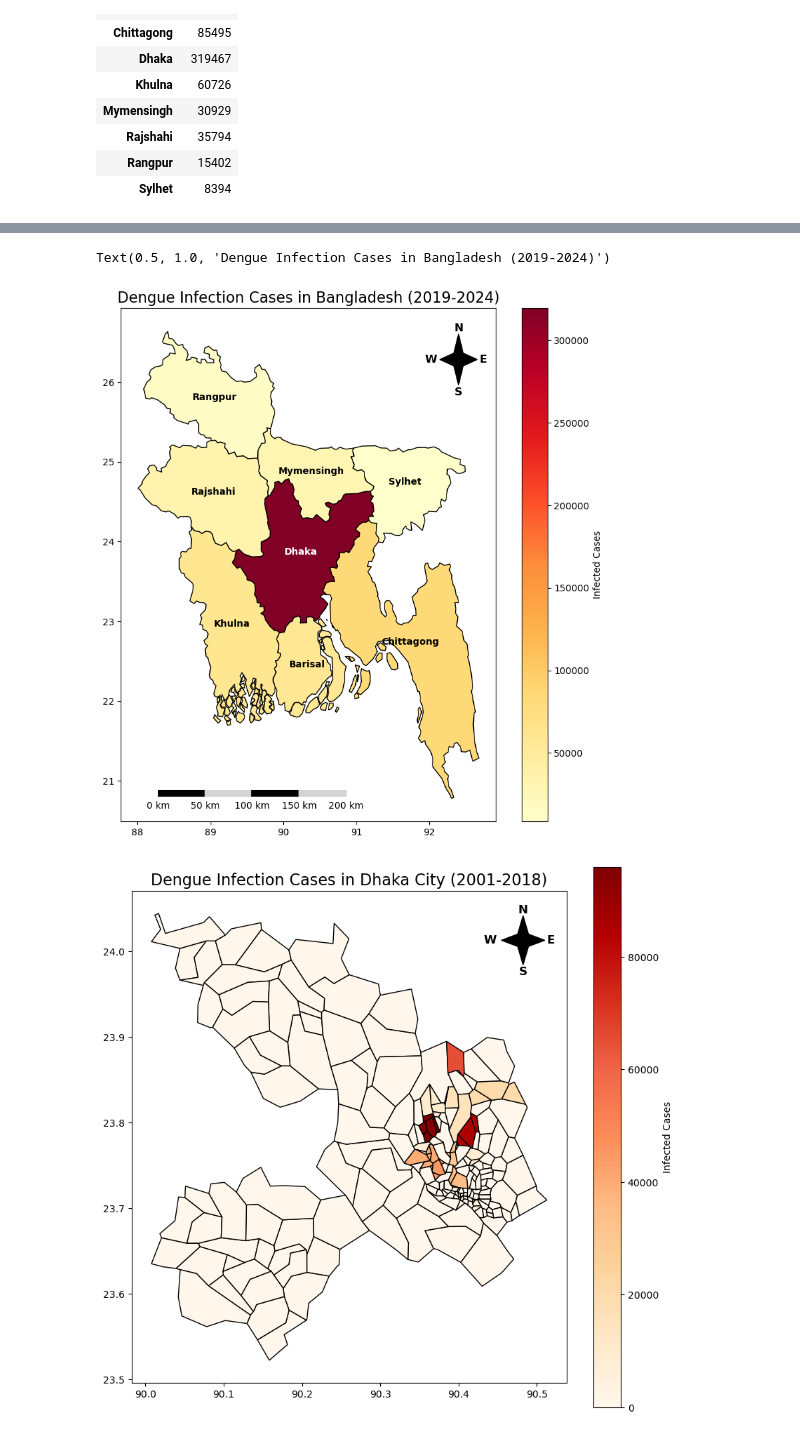
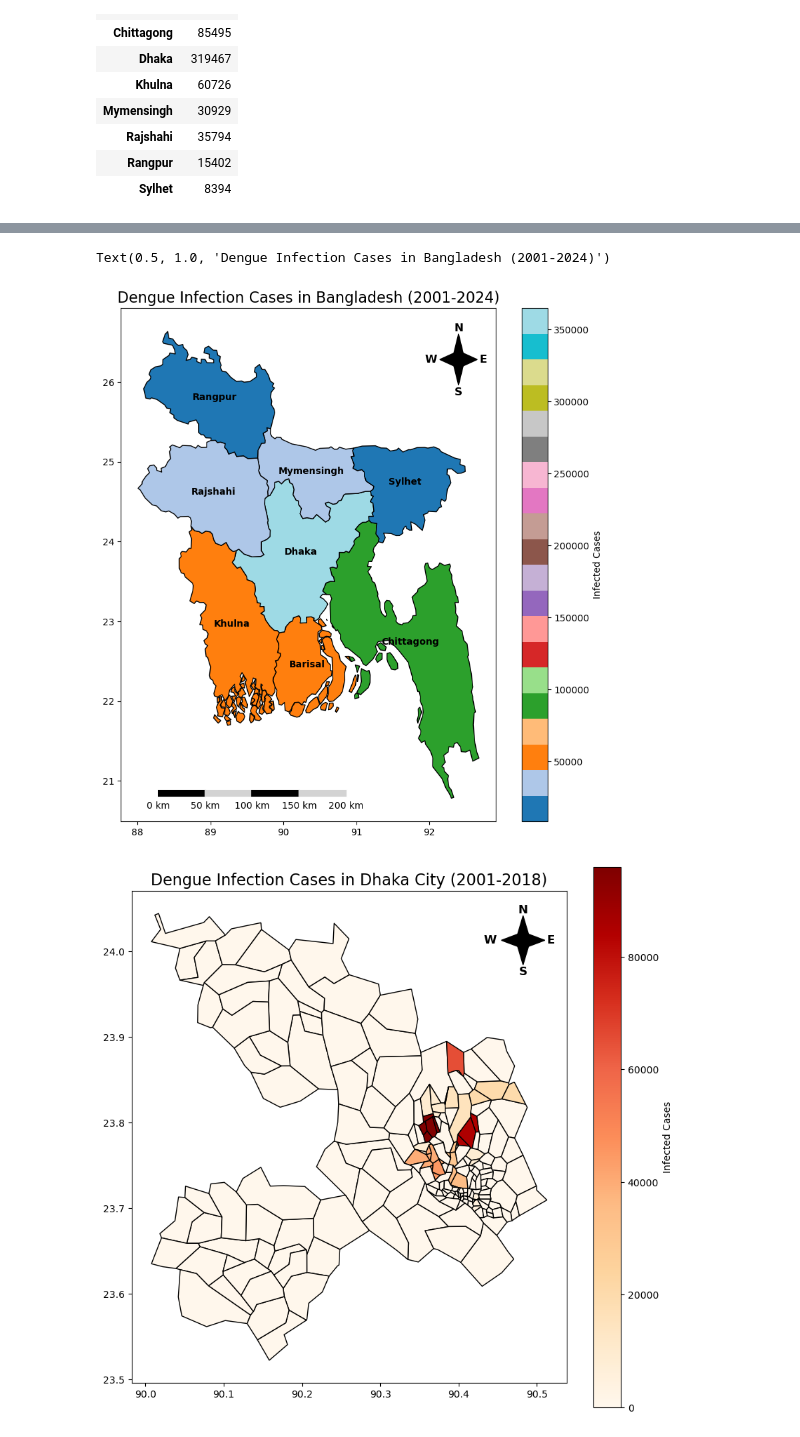
Before and after one commit to awnonbhowmik/DENV-Data-Analysis, a Jupyter notebook: main.ipynb, the cells around one changed output, grey strips where cells are left out. Saved outputs shown, nothing was run; the diff lists cells and outputs as text; code cells hidden in the pictures.

Commit message:
BD Heatmap color scheme updated

```diff
--- a/main.ipynb
+++ b/main.ipynb
@@ -214,3 +214,8 @@ division_data
 | Rajshahi | 35794 |
 | Rangpur | 15402 |
 | Sylhet | 8394 |
+# %%
+# increase the infection by the sum of Infected from 2001 - 2018 and add to Dhaka
+division_data['Infected']['Dhaka'] += data_epidemic['Infected'].sum()
+
+division_data
@@ -219,12 +235,12 @@ divisions['Infected'] = divisions["ADM1_EN"].map(division_data['Infected']).fill
 
 fig, ax = plt.subplots(figsize=(10, 10))
 ax = divisions.plot(
-    ax=ax, edgecolor="black", column="Infected", markersize=10, legend=True, cmap="YlOrRd", legend_kwds={"label": "Infected Cases"}
+    ax=ax, edgecolor="black", column="Infected", markersize=10, legend=True, cmap="tab20", legend_kwds={"label": "Infected Cases"},
 )
 
 divisions.apply(
     lambda x: ax.annotate(
-        text=x.ADM1_EN, xy=x.geometry.centroid.coords[0], ha="center", fontweight="bold", color="black" if x.ADM1_EN != "Dhaka" else "white"
+        text=x.ADM1_EN, xy=x.geometry.centroid.coords[0], ha="center", fontweight="bold", color="black"
     ),
     axis=1,
 )
@@ -262,36 +278,36 @@ ax.add_patch(FancyArrow(
 ax.text(arrow_base_x - arrow_length - 0.04, arrow_base_y, 'W', va='center', fontsize=12, transform=ax.transAxes, weight='bold')
 
 # Add Scale Bar right below the map, in km. Length of 0-200 km in 50 km intervals in black and white colors boxes.
 scale_bar_x = 0.1  # Starting x position (axes coordinates)
 scale_bar_y = 0.05  # Starting y position (axes coordinates)
 scale_bar_length = 0.5  # Total length of the scale bar (axes fraction)
 scale_bar_height = 0.01  # Height of the scale bar (axes fraction)
 segment_length = scale_bar_length / 4  # Length of each segment (4 segments for 0-200 km)
 scale_bar_colors = ['black', 'white']  # Alternating colors for the segments
 
 # Create the scale bar with alternating colors
 for i in range(4):  # 4 segments (0-50, 50-100, 100-150, 150-200)
     ax.add_patch(plt.Rectangle(
         (scale_bar_x + i * segment_length, scale_bar_y),  # Bottom-left corner of the segment
         segment_length, scale_bar_height,  # Width and height of the segment
         color='black' if i % 2 == 0 else 'lightgray',  # Alternate between black and gray
         transform=ax.transAxes,  # Use axes-relative coordinates
         edgecolor='black',  # Add a border to each segment
         linewidth=1.5
     ))
 
 # Add labels below the scale bar
 for i, label in enumerate(range(0, 201, 50)):  # Labels: 0, 50, 100, 150, 200
     ax.text(
         scale_bar_x + i * segment_length, scale_bar_y - 0.01,  # Position below each segment
         f'{label} km', ha='center', va='top', fontsize=10, transform=ax.transAxes
     )
 
 # Add a title
-ax.set_title('Dengue Infection Cases in Bangladesh (2019-2024)', fontsize=16)
+ax.set_title('Dengue Infection Cases in Bangladesh (2001-2024)', fontsize=16)
 # %% [output]
-Text(0.5, 1.0, 'Dengue Infection Cases in Bangladesh (2019-2024)')
+Text(0.5, 1.0, 'Dengue Infection Cases in Bangladesh (2001-2024)')
-[figure, old version]
+[figure, new version]
 # %%
 import geopandas as gpd
 import matplotlib.pyplot as plt
```
Also changed, not shown: parts of 1 cell of this notebook.
